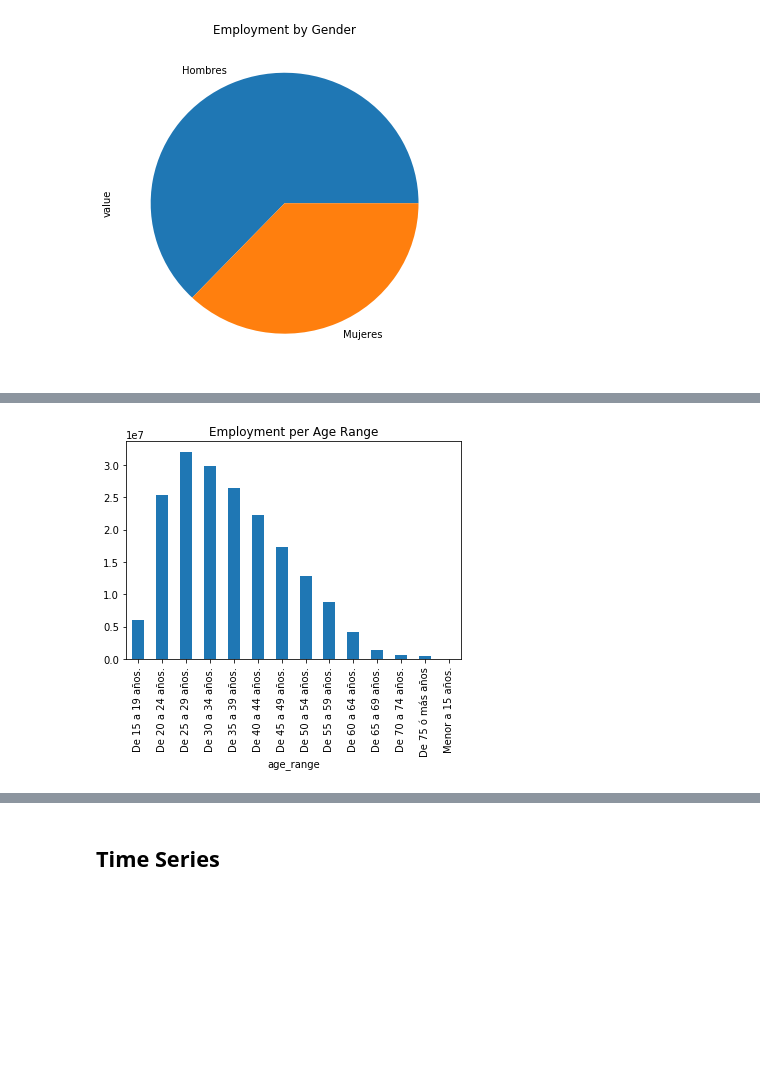
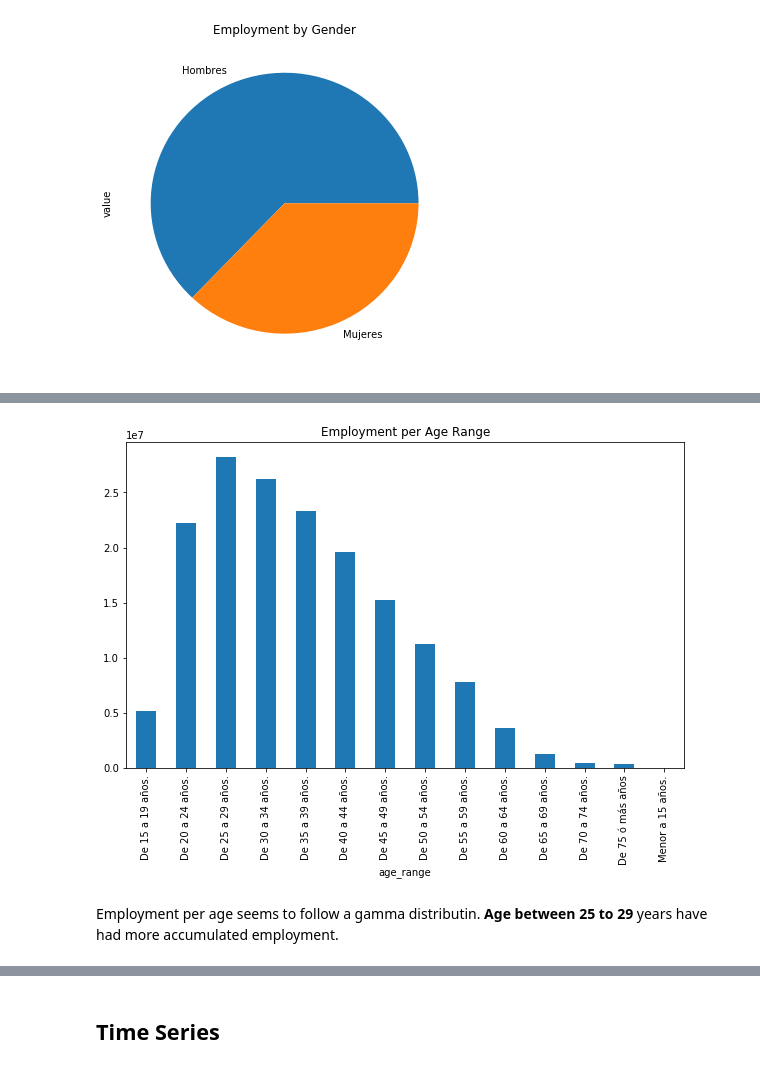
Before and after one commit to RHDZMOTA/iieg-employment-forecast, a Jupyter notebook: data-exploration.ipynb, the cells around one changed output, grey strips where cells are left out. Saved outputs shown, nothing was run; the diff lists cells and outputs as text; code cells hidden in the pictures; blank space fills up the shorter version.

```diff
--- a/data-exploration.ipynb
+++ b/data-exploration.ipynb
@@ -14,9 +16,9 @@ from util.data_preparation import get_data
 ## Read Data
 # %%
 
-data = get_data().query("value != 'N/D'")
+data, temporal_validation = get_data()
 data["value"] = data["value"].values.astype(np.float)
 
 print("Data shape: {}".format(data.shape))
-data.describe()
+data.head()
 # %% [output]
@@ -96,7 +115,9 @@ plt.show()
 # %%
-data.groupby("age_range").value.sum().plot.bar()
+data.groupby("age_range").value.sum().plot.bar(figsize=(10, 6))
 plt.title("Employment per Age Range")
 plt.show()
 # %% [output]
-[figure, old version]
+[figure, new version]
+# %% [markdown]
+Employment per age seems to follow a gamma distributin. **Age between 25 to 29** years have had more accumulated employment.
 # %%
```
Also changed, not shown: parts of 21 cells of this notebook, 6 other files.
